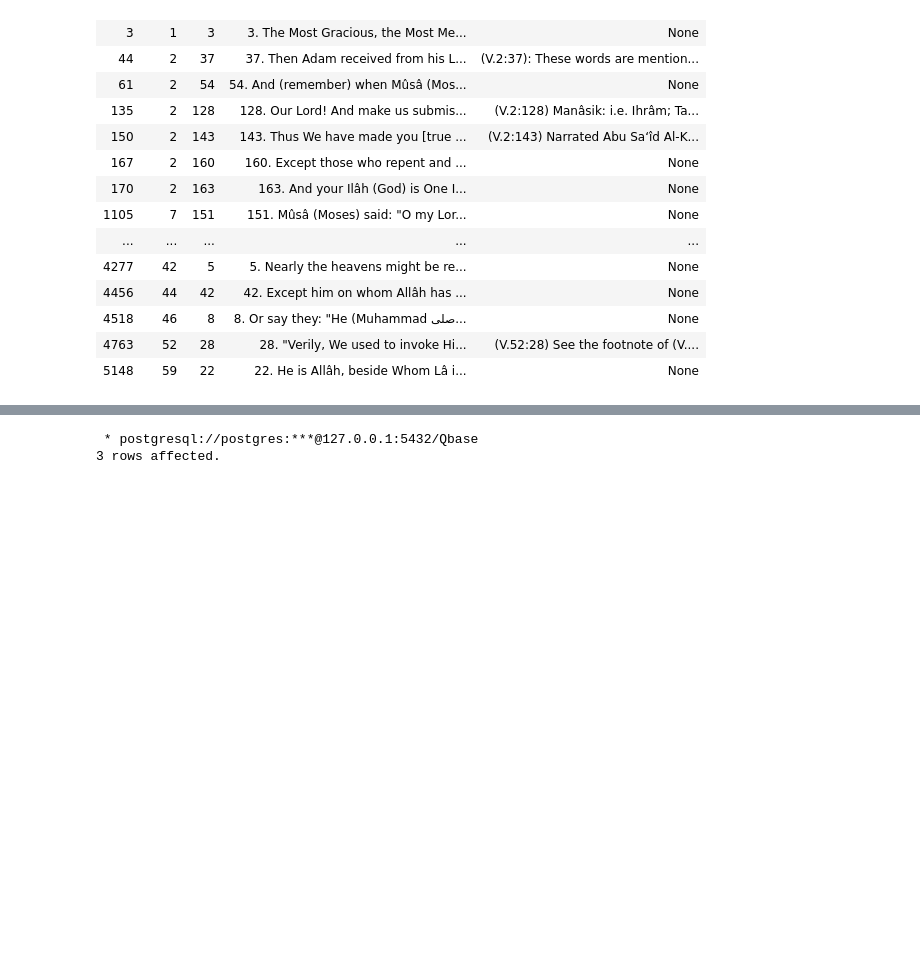
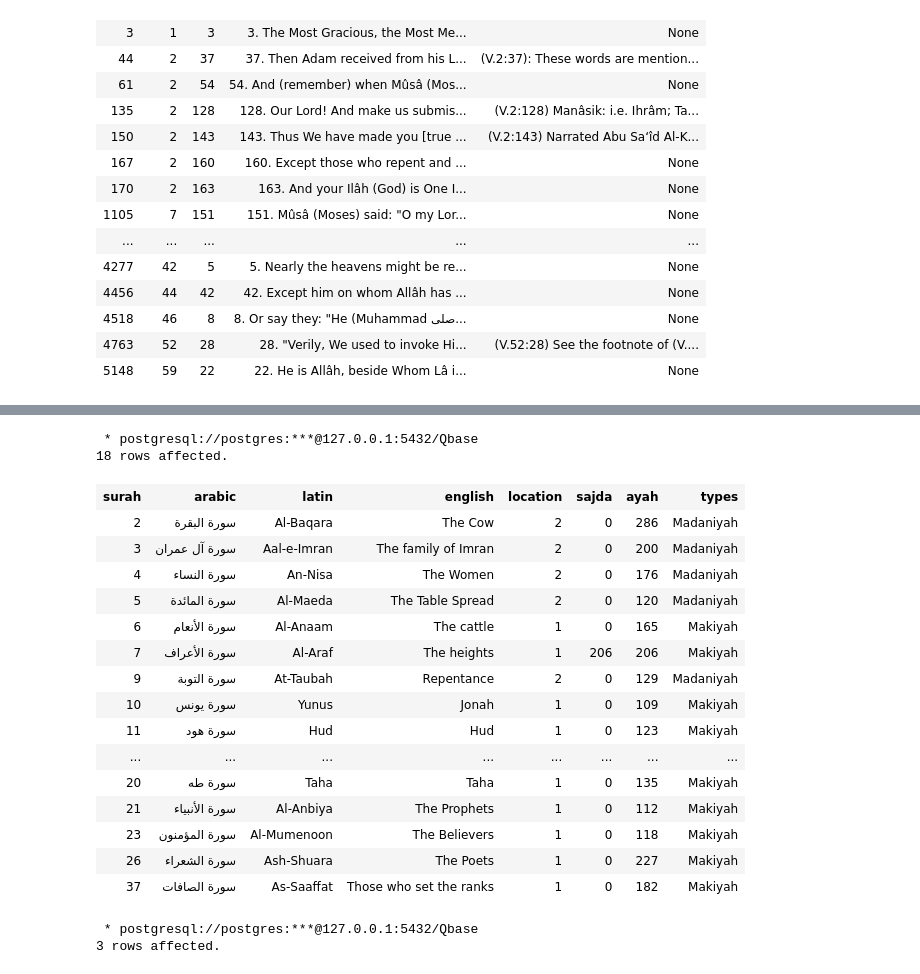
Before and after one commit to ArifYacop/Quran-Database-and-Data-Warehouse_Kholed-Langsari, a Jupyter notebook: alquran/query.ipynb, the cells around one changed output, grey strips where cells are left out. Saved outputs shown, nothing was run; the diff lists cells and outputs as text; code cells hidden in the pictures; blank space fills up the shorter version.

```diff
--- a/alquran/query.ipynb
+++ b/alquran/query.ipynb
@@ -445,6 +443,28 @@ limit 10
 | 8 | 2 | سورة البقرة | Al-Baqara | 1 | الٓمٓ | 1. Alif-Lâm-Mîm. [These letters a... | อะลิฟ ลาม มีม | 艾列弗，俩目，米目。 | Alif Lām Mīm.4) |
 | 9 | 2 | سورة البقرة | Al-Baqara | 2 | ذَٰلِكَ ٱلۡكِتَٰبُ لَا رَيۡبَۛ فِ... | 2. This is the Book (the Qur’ân),... | คัมภีร์นี้ ไม่มีความสงสัยใด ๆ ในน... | 这部经，其中毫无可疑，是敬畏者的向导。 | Kitab (Al-Qur`an) ini tidak ada k... |
 | 10 | 2 | سورة البقرة | Al-Baqara | 3 | ٱلَّذِينَ يُؤۡمِنُونَ بِٱلۡغَيۡبِ... | 3. Who believe in the Ghaib [1] a... | คือบรรดาผู้ศรัทธาต่อสิ่งเร้นลับ แ... | 他们确信幽玄，谨守拜功，并分舍我所给与他们的。 | (Yaitu) mereka yang beriman kepad... |
+# %%
+%%sql
+SELECT * FROM quran_surah WHERE ayah > '100';
+# %% [output]
+ * postgresql://postgres:***@127.0.0.1:5432/Qbase
+18 rows affected.
+| surah | arabic | latin | english | location | sajda | ayah | types |
+| 2 | سورة البقرة | Al-Baqara | The Cow | 2 | 0 | 286 | Madaniyah |
+| 3 | سورة آل عمران | Aal-e-Imran | The family of Imran | 2 | 0 | 200 | Madaniyah |
+| 4 | سورة النساء | An-Nisa | The Women | 2 | 0 | 176 | Madaniyah |
+| 5 | سورة المائدة | Al-Maeda | The Table Spread | 2 | 0 | 120 | Madaniyah |
+| 6 | سورة الأنعام | Al-Anaam | The cattle | 1 | 0 | 165 | Makiyah |
+| 7 | سورة الأعراف | Al-Araf | The heights | 1 | 206 | 206 | Makiyah |
+| 9 | سورة التوبة | At-Taubah | Repentance | 2 | 0 | 129 | Madaniyah |
+| 10 | سورة يونس | Yunus | Jonah | 1 | 0 | 109 | Makiyah |
+| 11 | سورة هود | Hud | Hud | 1 | 0 | 123 | Makiyah |
+| ... | ... | ... | ... | ... | ... | ... | ... |
+| 20 | سورة طه | Taha | Taha | 1 | 0 | 135 | Makiyah |
+| 21 | سورة الأنبياء | Al-Anbiya | The Prophets | 1 | 0 | 112 | Makiyah |
+| 23 | سورة المؤمنون | Al-Mumenoon | The Believers | 1 | 0 | 118 | Makiyah |
+| 26 | سورة الشعراء | Ash-Shuara | The Poets | 1 | 0 | 227 | Makiyah |
+| 37 | سورة الصافات | As-Saaffat | Those who set the ranks | 1 | 0 | 182 | Makiyah |
 # %%
 %%sql
 SELECT * FROM quran_surah WHERE ayah > '200';
```
Also changed, not shown: parts of 2 cells of this notebook, 1 other file.
